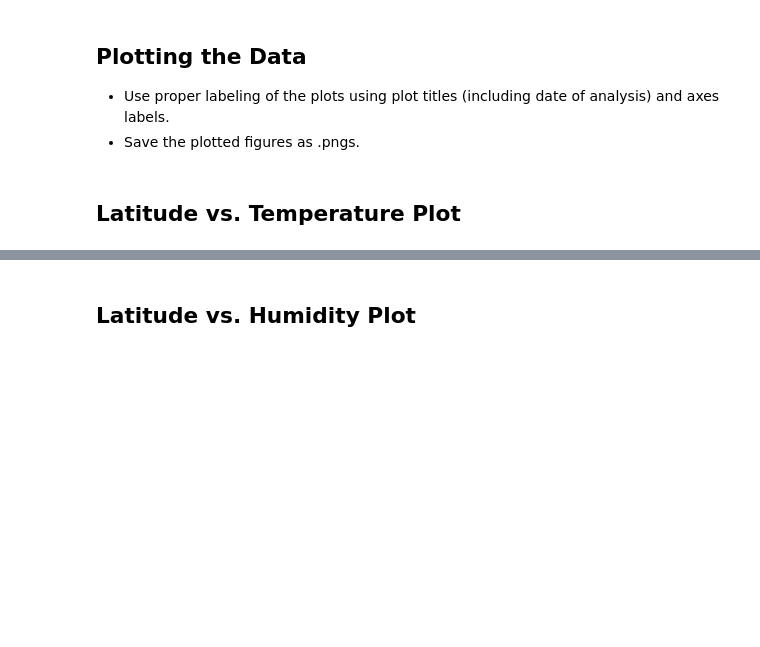
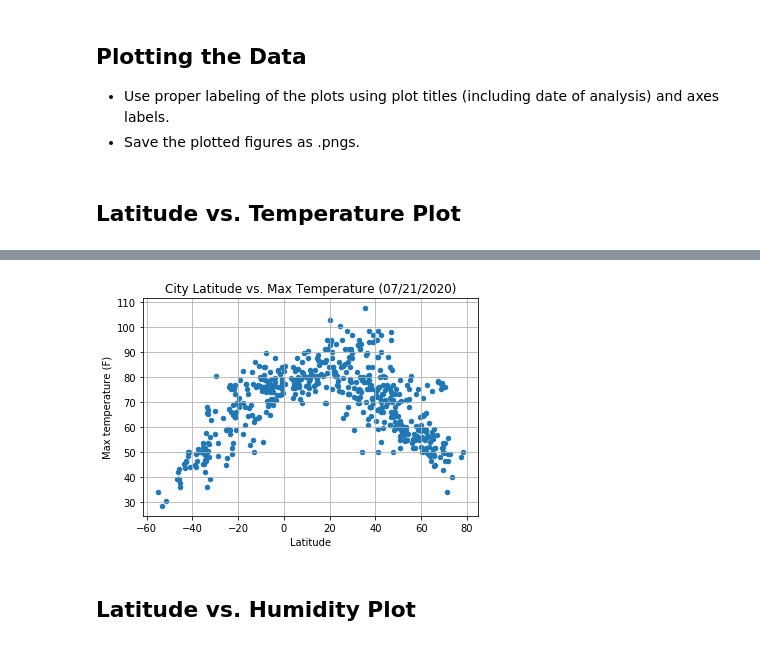
Before and after one commit to hlstevens16/python-api-challenge, a Jupyter notebook: WeatherPy/WeatherPy.ipynb, the cells around one changed output, grey strips where cells are left out. Drawn from its saved outputs; the diff is of its cells as text; code cells hidden in the pictures; blank space fills up the shorter version.

```diff
--- a/WeatherPy/WeatherPy.ipynb
+++ b/WeatherPy/WeatherPy.ipynb
@@ -194,0 +168,3 @@ Int64Index([], dtype='int64')
+# %%
+clean_city_data= weather_df.loc[weather_df["Humidity"] < 100]
+clean_city_data.head()
@@ -196,5 +185,7 @@ Int64Index([], dtype='int64')
 ## Plotting the Data
 * Use proper labeling of the plots using plot titles (including date of analysis) and axes labels.
 * Save the plotted figures as .pngs.
+# %%
+date= datetime.datetime.fromtimestamp(int(clean_city_data['Date'][0])).strftime('%m/%d/%Y')
 # %% [markdown]
 ## Latitude vs. Temperature Plot
@@ -204,2 +192,11 @@ Int64Index([], dtype='int64')
+# %%
+clean_city_data.plot(kind='scatter', x='Lat', y='Max Temp')
+plt.title('City Latitude vs. Max Temperature ({})'.format(date) )
+plt.xlabel('Latitude')
+plt.ylabel('Max temperature (F)')
+plt.grid()
+plt.savefig("Images/LatitudevsTemperature.png")
+# %% [output]
+[figure, added]
 # %% [markdown]
 ## Latitude vs. Humidity Plot
```
Also changed, not shown: parts of 35 cells of this notebook, 13 other files.
